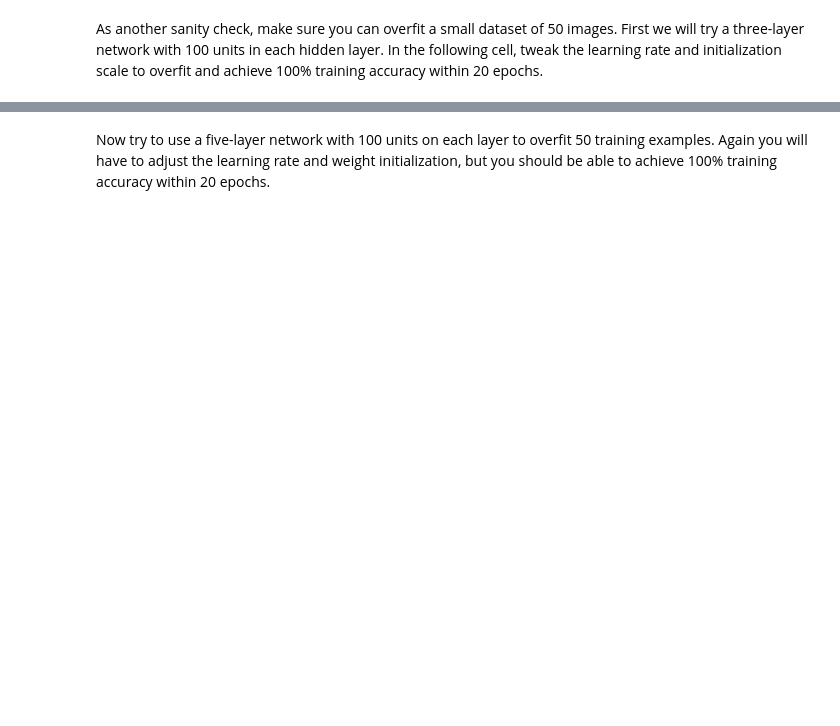
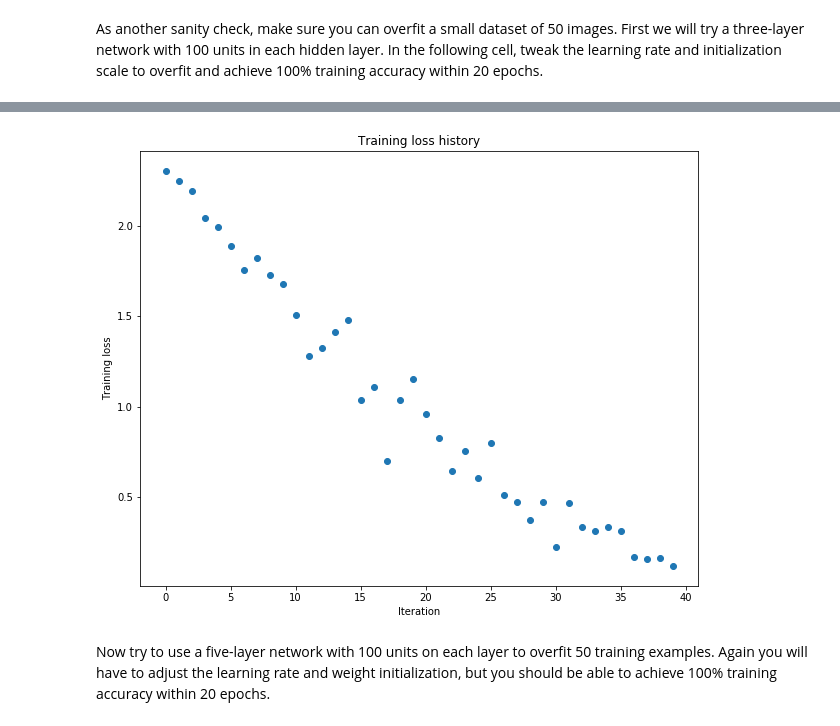
Before and after one commit to yamanzholov/CS231n, a Jupyter notebook: assignment2/FullyConnectedNets.ipynb, the cells around one changed output, grey strips where cells are left out. Saved outputs shown, nothing was run; the diff lists cells and outputs as text; code cells hidden in the pictures; blank space fills up the shorter version.

```diff
--- a/assignment2/FullyConnectedNets.ipynb
+++ b/assignment2/FullyConnectedNets.ipynb
@@ -429,7 +446,7 @@ small_data = {
 }
 
 weight_scale = 1e-2
-learning_rate = 1e-4
+learning_rate = 6e-3
 model = FullyConnectedNet([100, 100],
               weight_scale=weight_scale, dtype=np.float64)
 solver = Solver(model, small_data,
@@ -446,3 +463,4 @@ plt.title('Training loss history')
 plt.xlabel('Iteration')
 plt.ylabel('Training loss')
 plt.show()
+# %% [output]
@@ -449,3 +484,4 @@ plt.show()
+[figure, added]
 # %% [markdown]
 Now try to use a five-layer network with 100 units on each layer to overfit 50 training examples. Again you will have to adjust the learning rate and weight initialization, but you should be able to achieve 100% training accuracy within 20 epochs.
 # %%
```
Also changed, not shown: parts of 13 cells of this notebook, 2 other files.
